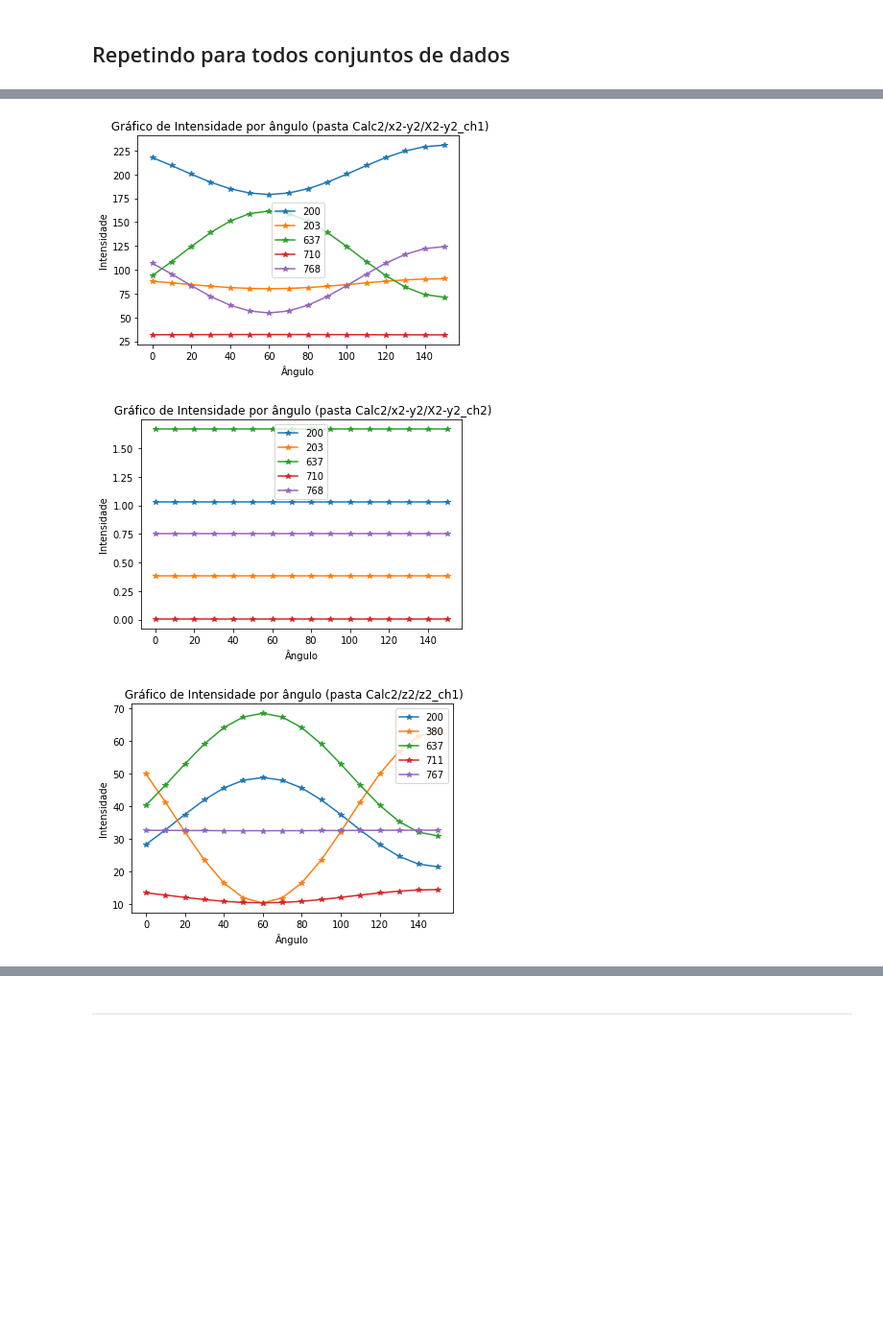
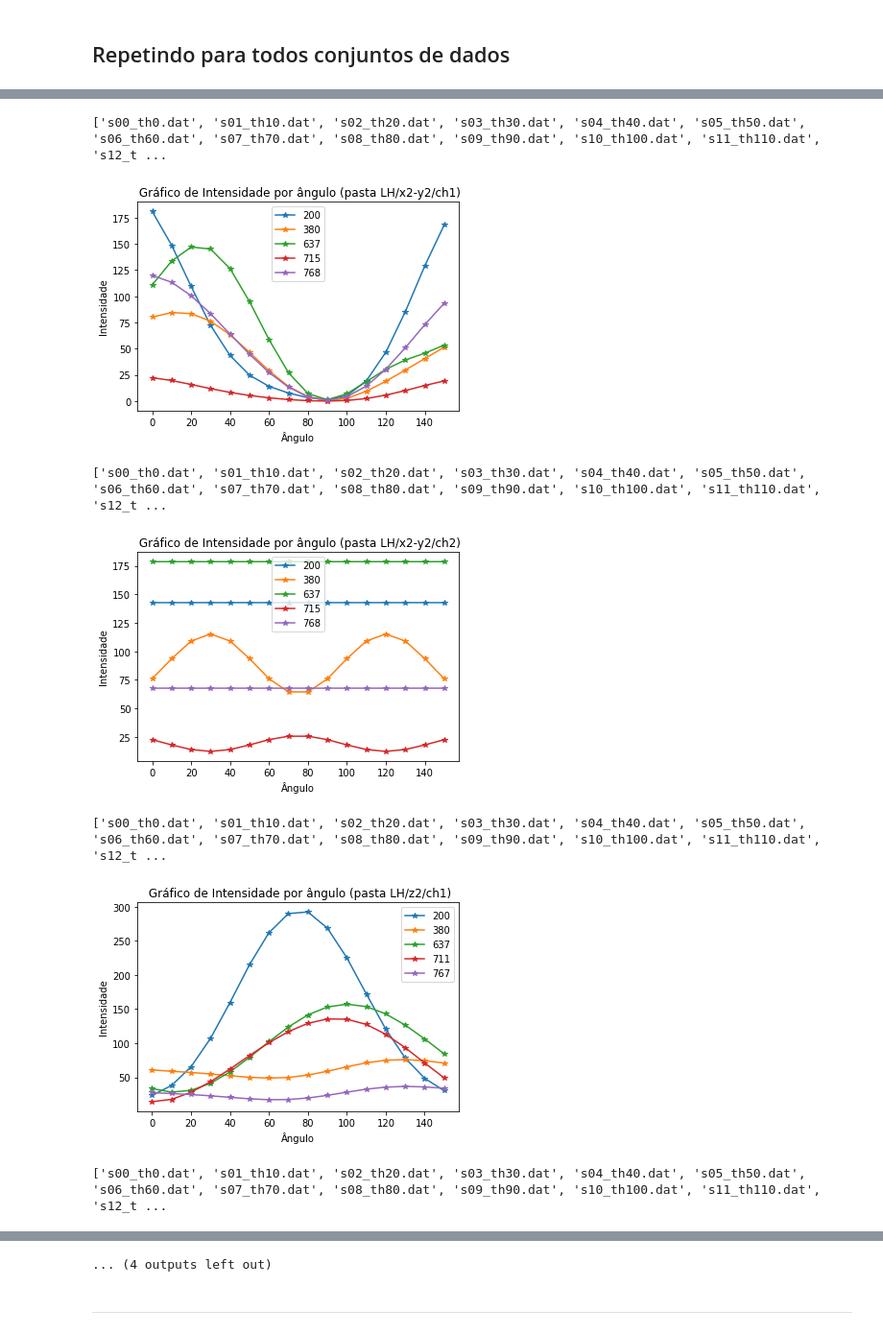
Before and after one commit to danischagas/IP-III---RIXS, a Jupyter notebook: 20.10.graficosrixs.ipynb, the cells around one changed output, grey strips where cells are left out. Shown at 96% size. Cells and saved outputs as stored; diff of their text form; code cells hidden in the pictures; blank space fills up the shorter version.

```diff
--- a/20.10.graficosrixs.ipynb
+++ b/20.10.graficosrixs.ipynb
@@ -187,12 +140,12 @@ def ler_arquivos_dat(pasta):
     """
 
     arquivos = [arquivo for arquivo in os.listdir(pasta) if arquivo.endswith('.dat')]
-    numeros = [int(arquivo.split('.')[0]) for arquivo in arquivos]
+    arquivos.sort()  # Ordena os arquivos em ordem alfanumérica
+    print(arquivos)
+
+    numeros = list(range(0, 151, 10))
 
     dataframes = []
-
-    # Listar os arquivos na pasta
-    arquivos = sorted(arquivos, key=lambda x: int(x.split('.')[0]))  # Ordenar numericamente
 
     for arquivo in arquivos:
         caminho_arquivo = os.path.join(pasta, arquivo)  # Caminho completo para o arquivo
@@ -233,21 +186,25 @@ def achando_picos(dataframes):
     return lista_intensidade
 # %%
 
-pastas = ['Calc2/x2-y2/X2-y2_ch1', 'Calc2/x2-y2/X2-y2_ch2', 'Calc2/z2/z2_ch1', 'Calc2/z2/z2_ch2']
+pastas = ['LH/x2-y2/ch1', 'LH/x2-y2/ch2', 'LH/z2/ch1', 'LH/z2/ch2', 'LV/x2-y2/ch1', 'LV/x2-y2/ch2', 'LV/z2/ch1', 'LV/z2/ch2']
 
 for pasta in pastas:
     dataframes, numeros = ler_arquivos_dat(pasta)
     lista_intensidade = achando_picos(dataframes)
 
     for chave, valores in lista_intensidade.items():
         #print(chave, valores)
         plt.plot(numeros, valores, label = chave,  marker = '*')#, s = 100)
         plt.legend()
         plt.title(f' Gráfico de Intensidade por ângulo (pasta {pasta})')
         plt.xlabel('Ângulo')
         plt.ylabel('Intensidade')
-plt.show()
+    plt.show()
 # %% [output]
+['s00_th0.dat', 's01_th10.dat', 's02_th20.dat', 's03_th30.dat', 's04_th40.dat', 's05_th50.dat', 's06_th60.dat', 's07_th70.dat', 's08_th80.dat', 's09_th90.dat', 's10_th100.dat', 's11_th110.dat', 's12_t ...
-[figure, old version]
+[figure, new version]
+['s00_th0.dat', 's01_th10.dat', 's02_th20.dat', 's03_th30.dat', 's04_th40.dat', 's05_th50.dat', 's06_th60.dat', 's07_th70.dat', 's08_th80.dat', 's09_th90.dat', 's10_th100.dat', 's11_th110.dat', 's12_t ...
-[figure, old version]
+[figure, new version]
+['s00_th0.dat', 's01_th10.dat', 's02_th20.dat', 's03_th30.dat', 's04_th40.dat', 's05_th50.dat', 's06_th60.dat', 's07_th70.dat', 's08_th80.dat', 's09_th90.dat', 's10_th100.dat', 's11_th110.dat', 's12_t ...
-[figure, old version]
+[figure, new version]
+['s00_th0.dat', 's01_th10.dat', 's02_th20.dat', 's03_th30.dat', 's04_th40.dat', 's05_th50.dat', 's06_th60.dat', 's07_th70.dat', 's08_th80.dat', 's09_th90.dat', 's10_th100.dat', 's11_th110.dat', 's12_t ...
@@ -255,3 +216,4 @@ plt.show()
+... (4 outputs left out)
 # %% [markdown]
 ----
 # %% [markdown]
```
Also changed, not shown: parts of 5 cells of this notebook, 8 other files.
